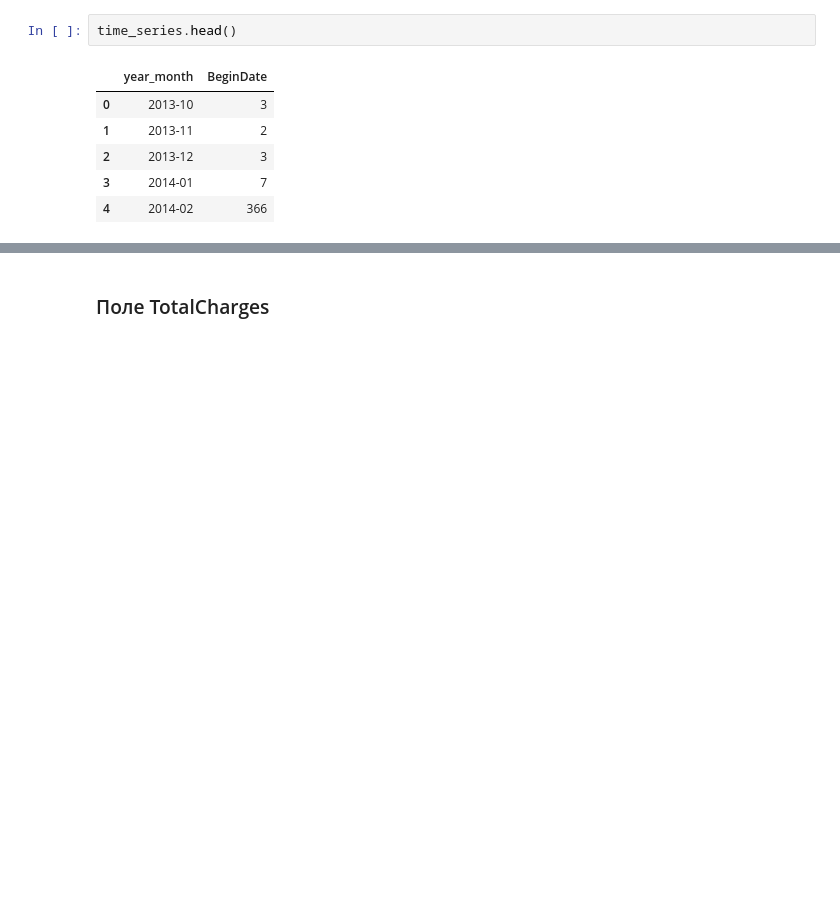
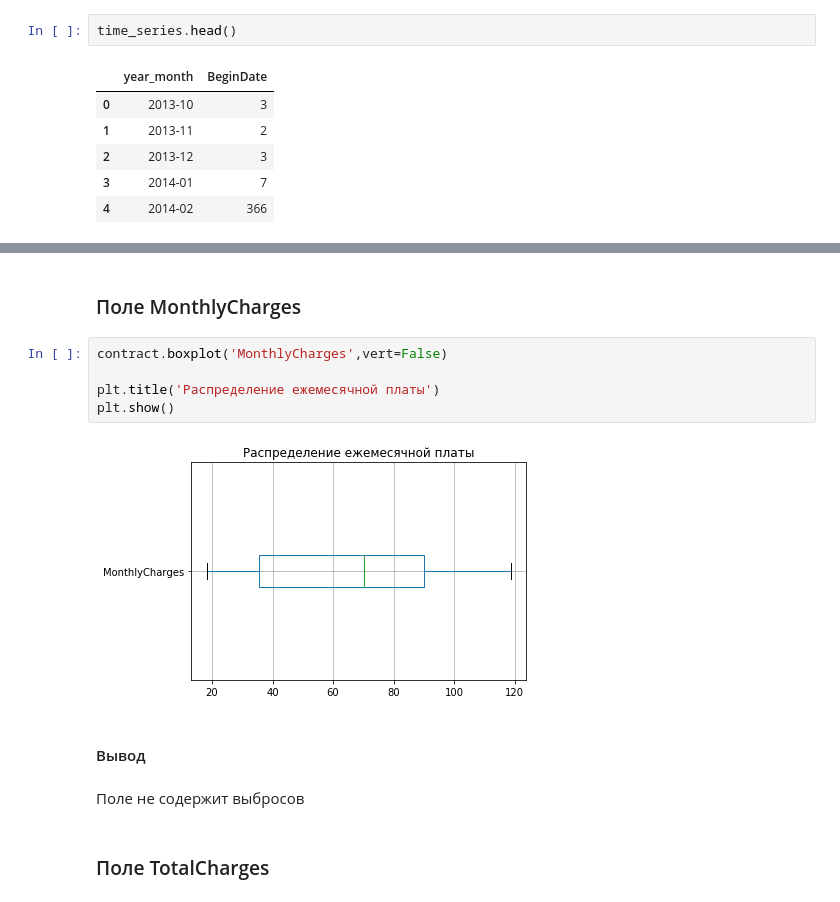
Before and after one commit to Chularev/study_cv, a Jupyter notebook: notebook.ipynb, the cells around one changed output, grey strips where cells are left out. Saved outputs shown, nothing was run; the diff lists cells and outputs as text; blank space fills up the shorter version.

```diff
--- a/notebook.ipynb
+++ b/notebook.ipynb
@@ -261,3 +291,16 @@ NameError: name 'seaborn' is not defined
+# %% [markdown]
+### Поле MonthlyCharges
+# %%
+contract.boxplot('MonthlyCharges',vert=False)
+
+plt.title('Распределение ежемесячной платы')
+plt.show()
+# %% [output]
+[figure, added]
+# %% [markdown]
+#### Вывод
+# %% [markdown]
+Поле не содержит выбросов
 # %% [markdown]
 ### Поле TotalCharges
 # %%
```
Also changed, not shown: parts of 24 cells of this notebook.
